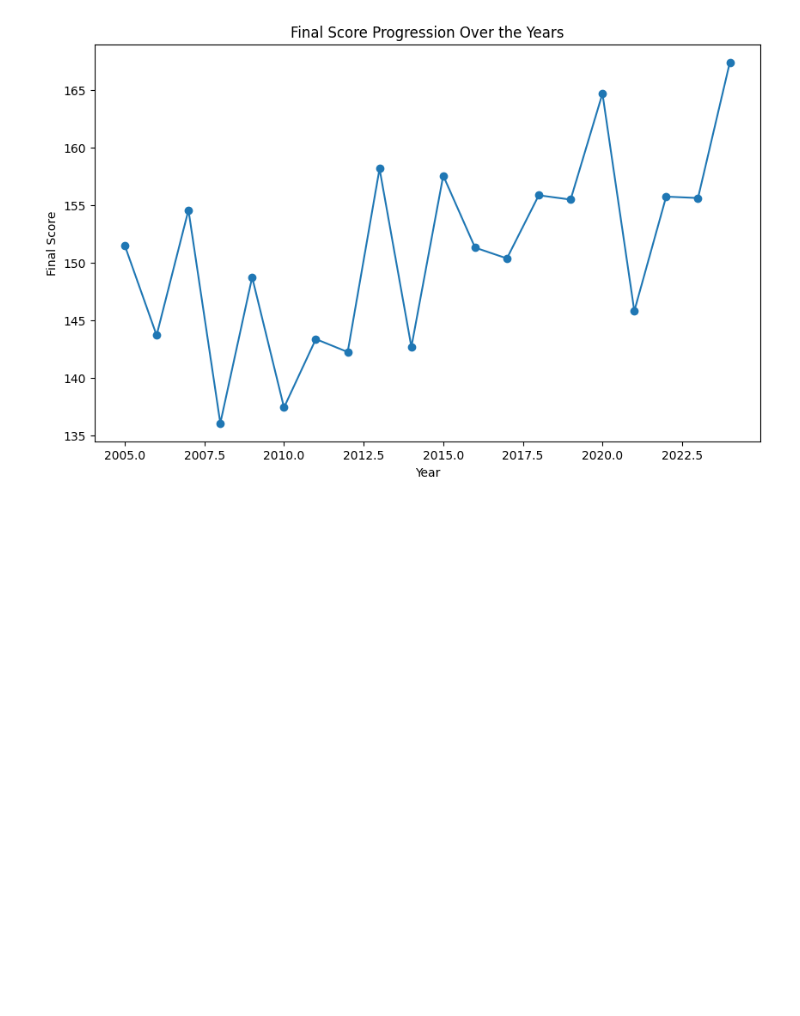
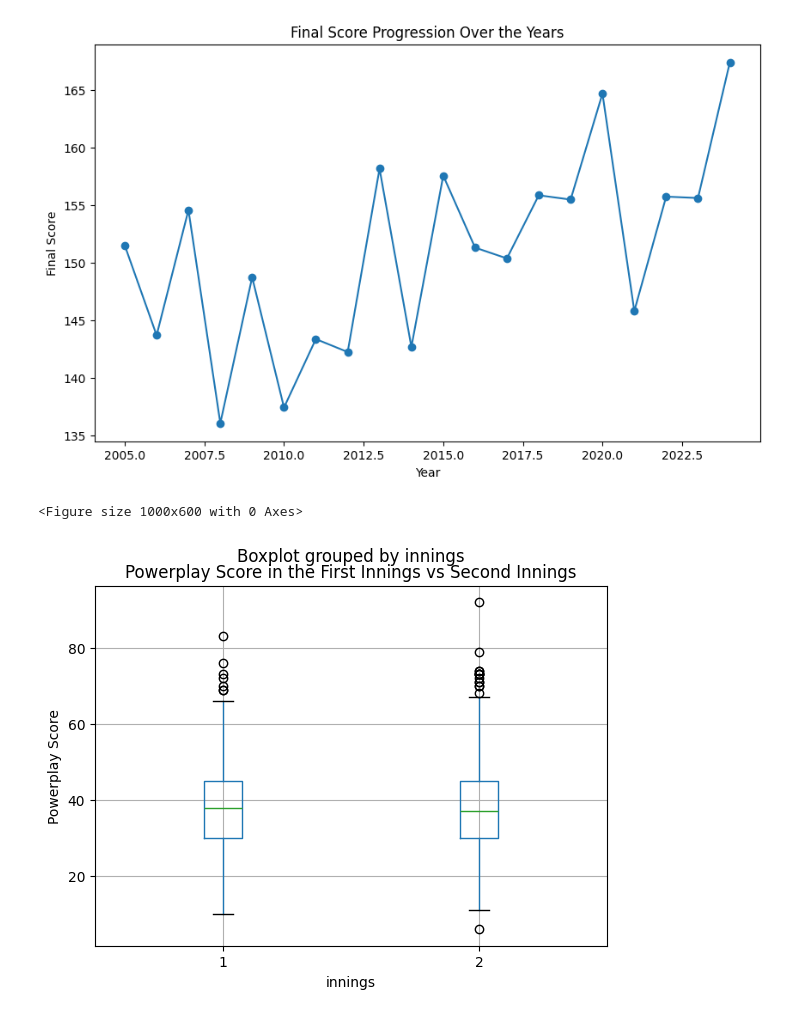
Before and after one commit to 19Kaumini/e19-co544-cricket-analytics-and-prediction, a Jupyter notebook: EDA/Powerplay.ipynb, the cells around one changed output. Saved outputs shown, nothing was run; the diff lists cells and outputs as text; code cells hidden in the pictures; blank space fills up the shorter version.

```diff
--- a/EDA/Powerplay.ipynb
+++ b/EDA/Powerplay.ipynb
@@ -148,3 +148,13 @@ plt.title('Final Score Progression Over the Years')
 plt.show()
 # %% [output]
 [figure]
+# %%
+# Powerplay score in the first innings vs the second innings in a boxplot
+plt.figure(figsize=(10, 6))
+powerplay_data.boxplot(column='powerplay_score', by='innings')
+plt.ylabel('Powerplay Score')
+plt.title('Powerplay Score in the First Innings vs Second Innings')
+plt.show()
+# %% [output]
+<Figure size 1000x600 with 0 Axes>
+[figure, added]
```
Also changed, not shown: parts of 4 cells of this notebook.
